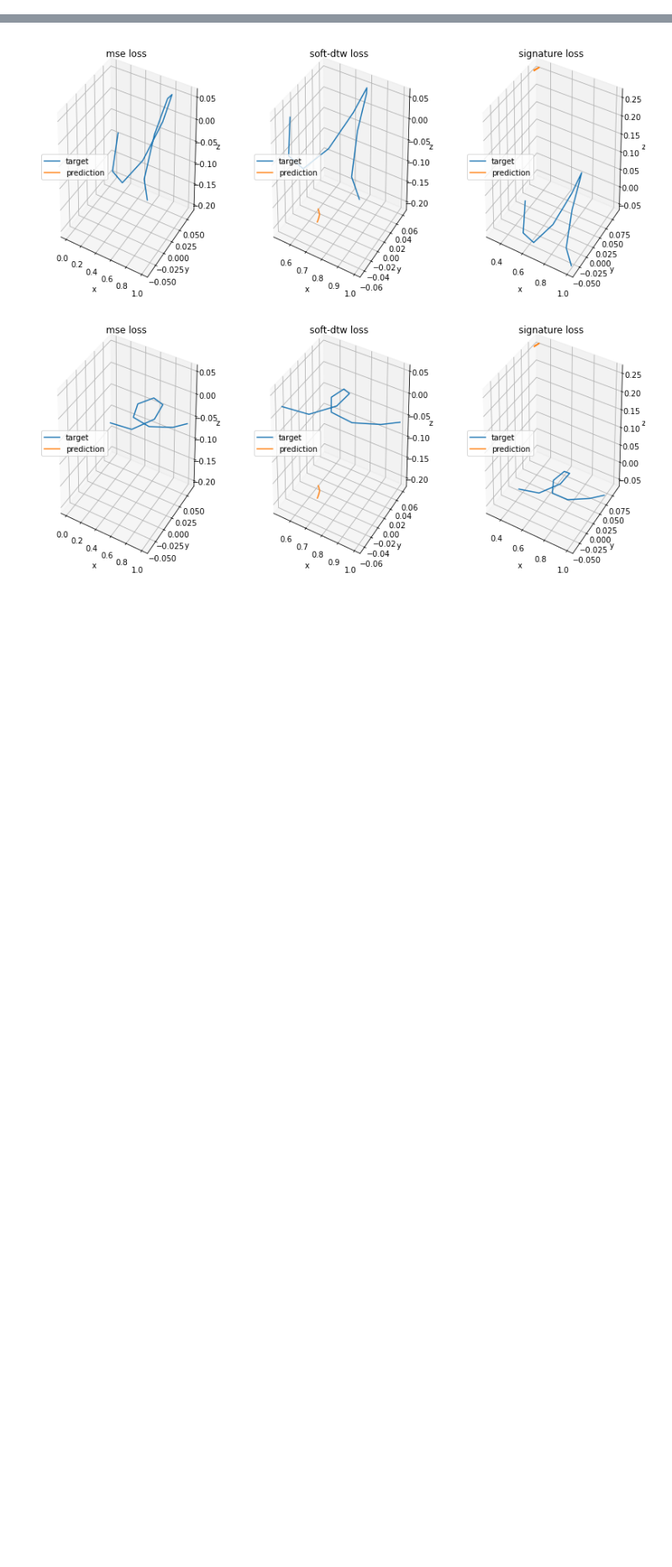
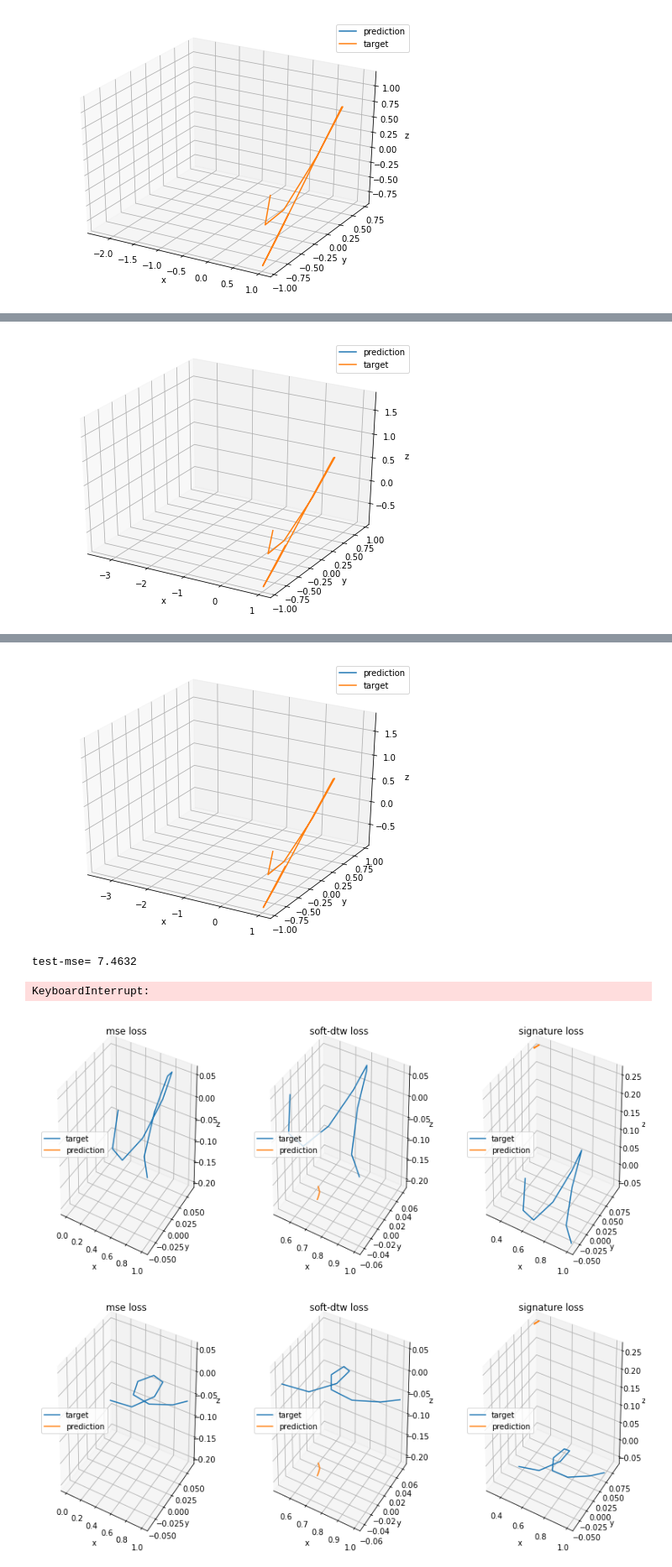
Before and after one commit to crispitagorico/sigkernel, a Jupyter notebook: Dilate_loss/time series prediction.ipynb, the cells around one changed output, grey strips where cells are left out. Shown at 84% size. Drawn from its saved outputs; the diff is of its cells as text; code cells hidden in the pictures; blank space fills up the shorter version.

```diff
--- a/Dilate_loss/time series prediction.ipynb
+++ b/Dilate_loss/time series prediction.ipynb
@@ -140,7 +160,7 @@ def train_model(net, loss_type, learning_rate, epochs=1000, print_every=50, eval
                 loss = criterion(target,outputs).mean()
 
             elif loss_type=='signature':
-                criterion = SigLoss(n=0)
+                criterion = SigLoss(n=1, n_chunks=1)
                 loss = criterion(target,outputs).mean()
 
             else:
@@ -233,5 +250,5 @@ test-mse= 0.0369
 encoder = EncoderRNN(input_size=3, hidden_size=4, num_grulstm_layers=1, batch_size=batch_size).double().to(device)
 decoder = DecoderRNN(input_size=3, hidden_size=4, num_grulstm_layers=1, fc_units=4, output_size=3).double().to(device)
 net_gru_sig = Net_GRU(encoder, decoder, N_output, device).double().to(device)
-train_model(net_gru_sig, loss_type='signature', learning_rate=0.001, epochs=20, print_every=2, eval_every=20)
+train_model(net_gru_sig, loss_type='signature', learning_rate=0.5, epochs=50, print_every=5, eval_every=5)
 # %% [output]
@@ -248,0 +256 @@ epoch= 18  loss type= signature  loss= 0.2536
+[figure, added]
@@ -248,0 +259 @@ epoch= 18  loss type= signature  loss= 0.2536
+[figure, added]
@@ -249,3 +262,6 @@ epoch= 18  loss type= signature  loss= 0.2536
+[figure, added]
+test-mse= 7.4632
+KeyboardInterrupt:
 # %%
 # Visualize results
 gen_test = iter(testloader)
```
Also changed, not shown: parts of 11 cells of this notebook, 6 other files.
